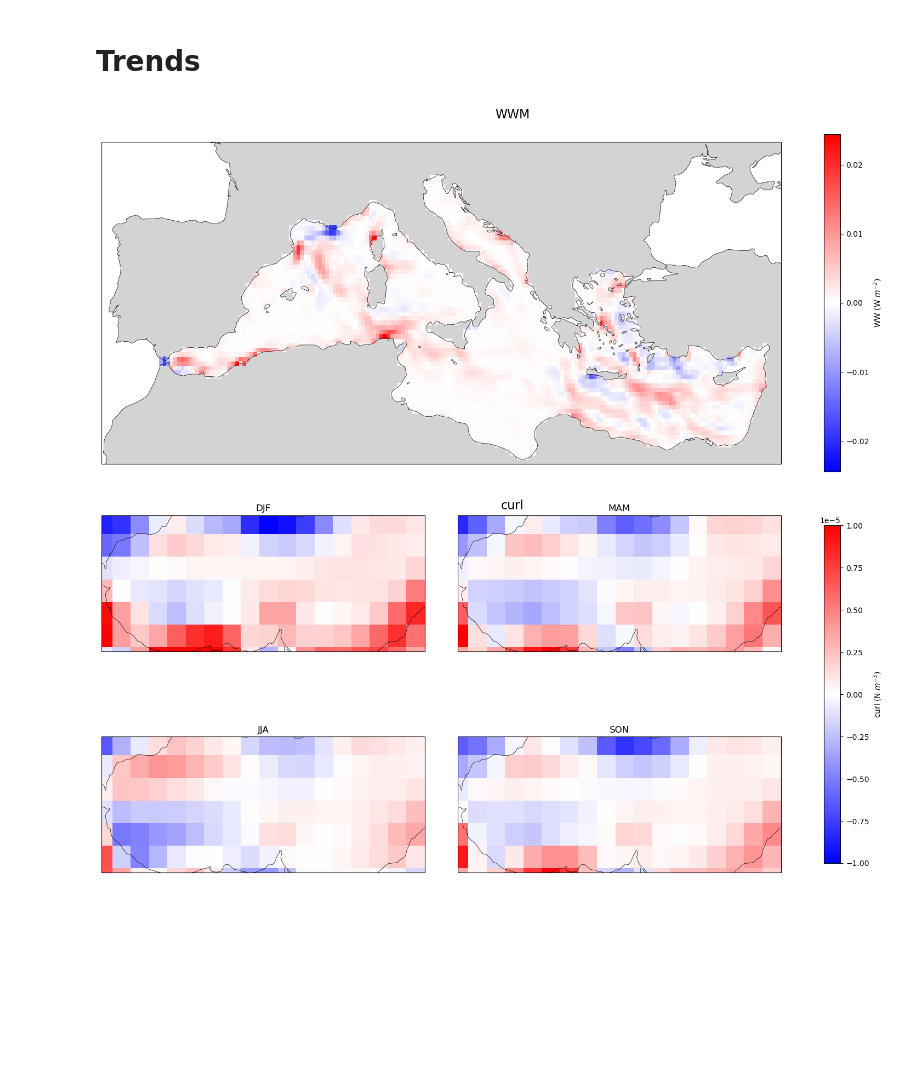
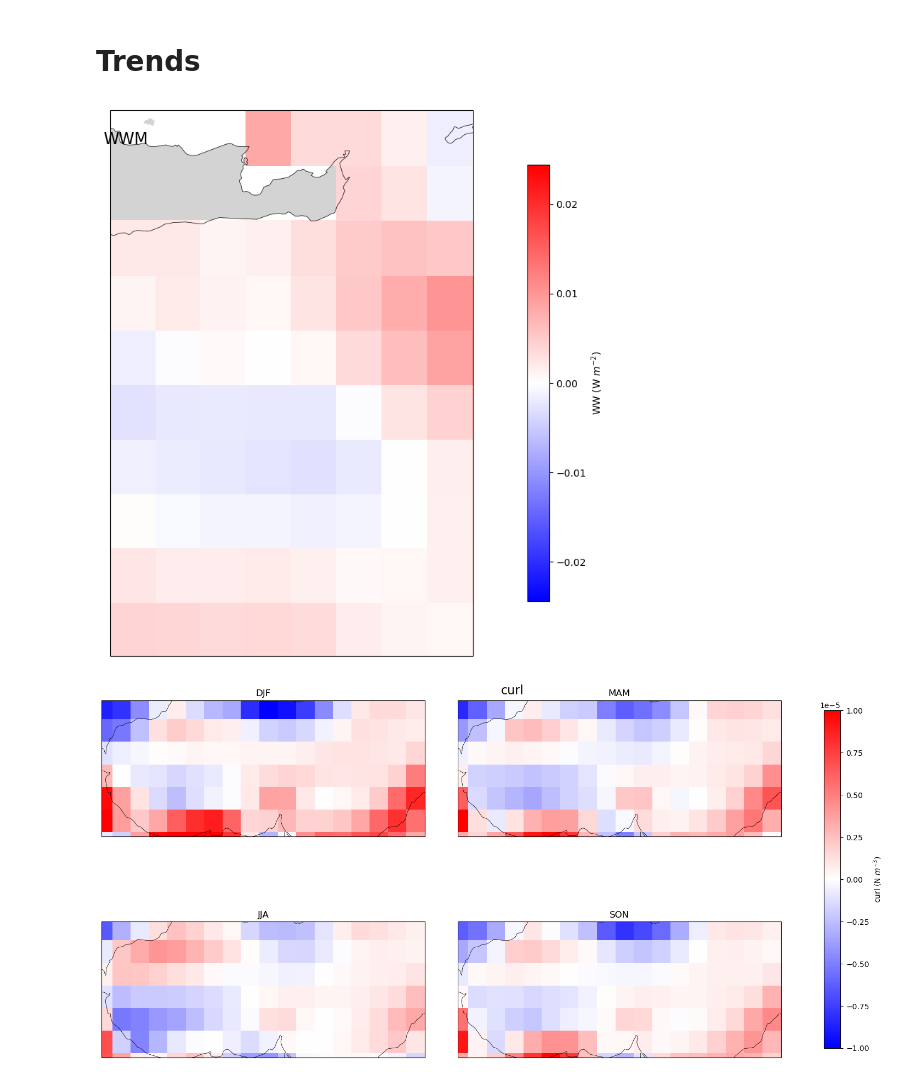
Before and after one commit to phargous/E_transfers, a Jupyter notebook: code/notebooks/1training.ipynb, the cells around one changed output. Saved outputs shown, nothing was run; the diff lists cells and outputs as text; code cells hidden in the pictures; blank space fills up the shorter version.

```diff
--- a/code/notebooks/1training.ipynb
+++ b/code/notebooks/1training.ipynb
@@ -1169,35 +1169,35 @@ vmin = -vmax
 # vmin = -0.015
 # vmax = 0.015
 
 fig = plt.figure(figsize=(20, 10))
 gs = gridspec.GridSpec(1, 1, figure=fig, hspace=0.1, wspace=0.1, height_ratios=[1])
 
 # Créer les axes
 ax1 = fig.add_subplot(gs[0, 0], projection=ccrs.Mercator())
 
 
 data_plot = btr_season
 im = ax1.pcolor(
     data_plot.lon,
     data_plot.lat,
     data_plot,
     transform=ccrs.PlateCarree(),
     cmap="bwr",
     vmin=vmin,
     vmax=vmax
     )
 
 ax1.coastlines(linewidth=0.5)
 ax1.add_feature(feature.LAND, facecolor="lightgray")
-ax1.set_extent([lonmin_med, lonmax_med, latmin_med, latmax_med])
+ax1.set_extent([lonmin_iera, lonmax_iera, latmin_iera, latmax_iera])
 
 
 # colorbar
 fig.colorbar(im, ax=[ax1], shrink=0.8, label="WW (W $m^{-2}$)")
 plt.suptitle("WWM", fontsize=16, y=0.85)
 plt.show()
 # %% [output]
-[figure, old version]
+[figure, new version]
 # %%
 ccrs_land = feature.NaturalEarthFeature('physical', 'land', '50m',
                                         edgecolor='black',
```
Also changed, not shown: parts of 1 cell of this notebook, 1 other file.
